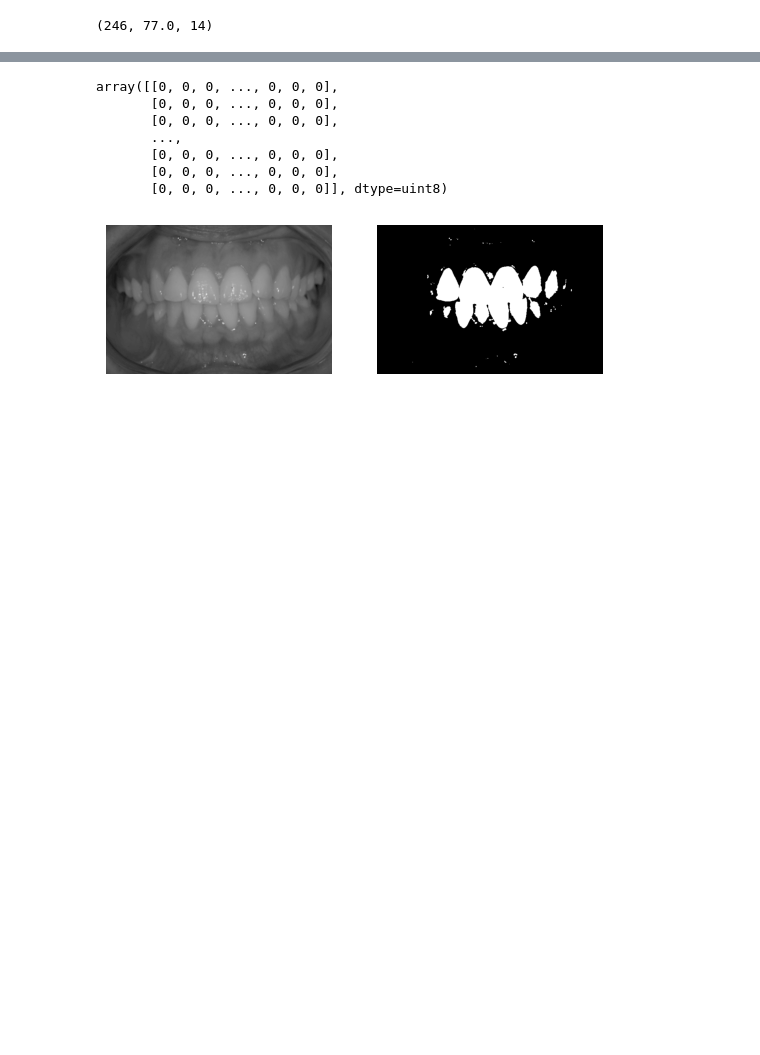
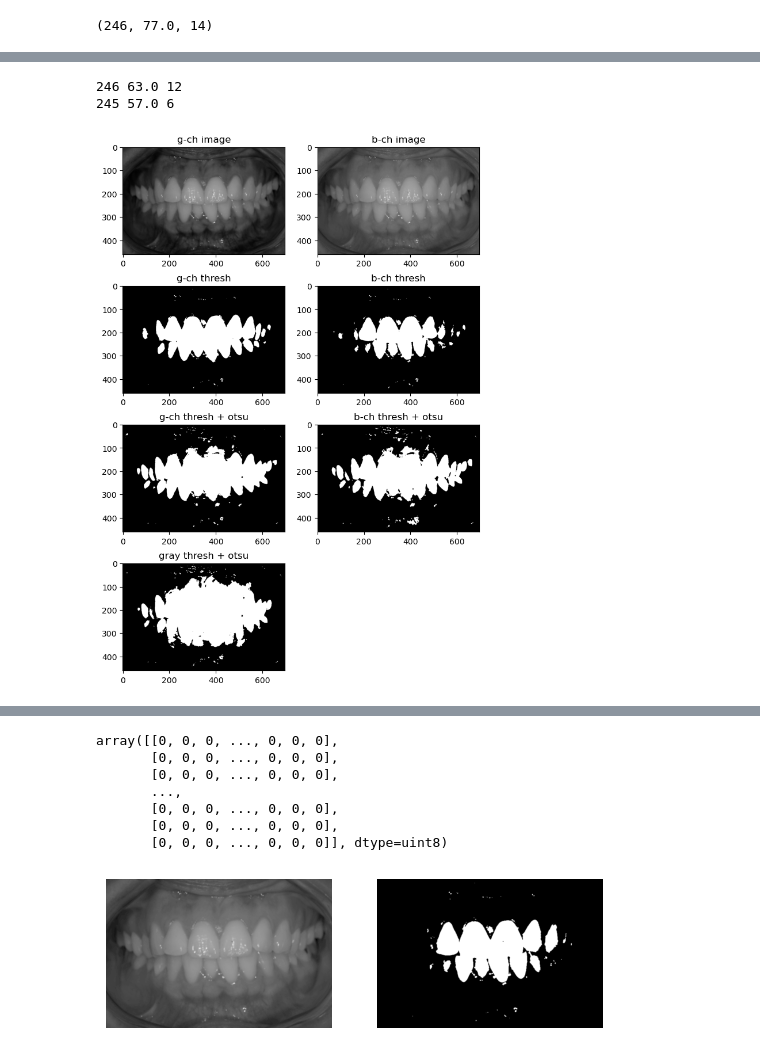
Before and after one commit to K-hyewon/ImageProcessing, a Jupyter notebook: study/image_registeration/perspective_transformation.ipynb, the cells around one changed output, grey strips where cells are left out. Drawn from its saved outputs; the diff is of its cells as text; code cells hidden in the pictures; blank space fills up the shorter version.

```diff
--- a/study/image_registeration/perspective_transformation.ipynb
+++ b/study/image_registeration/perspective_transformation.ipynb
@@ -16,0 +30,73 @@ thresh, thresh_img = cv2.threshold(b_img, 90, 256, type=cv2.THRESH_BINARY)
+# %%
+## RGB 채널 분리
+
+## 치아만 분리해내기 위함
+## RGB 중 하나의 channel만 thresholding 적용
+## 잇몸색깔을 주로 이루는 Red channel만 분리하는건 제외했음
+
+## 결론 => Green channel만 분리하는 것은 사용할 가치가 있음
+
+b_img = cv2.imread('/home/tkd_010/ImageProcessing/study/image_registeration/before.png')
+b,g,r = cv2.split(b_img)
+
+# green channel img
+g_img = g
+# blue channel img
+b_img = b
+
+# g_img thresholding
+_, thresh_g = cv2.threshold(g_img, 100, 255, type=cv2.THRESH_BINARY)
+print(g_img.max(), np.median(g_img), g_img.min())
+
+#b_img thresholding
+_, thresh_b = cv2.threshold(b_img, 100, 255, type=cv2.THRESH_BINARY)
+print(b_img.max(), np.median(b_img), b_img.min())
+
+# g_img thresholding + otsu
+t_g, thresh_g_otsu = cv2.threshold(g_img, -1, 255, type=cv2.THRESH_BINARY | cv2.THRESH_OTSU)
+
+#b_img thresholding + otsu
+t_b, thresh_b_otsu = cv2.threshold(b_img, -1, 255, type=cv2.THRESH_BINARY | cv2.THRESH_OTSU)
+
+# RGB -> gary thresholding + otsu
+b_img = cv2.imread('/home/tkd_010/ImageProcessing/study/image_registeration/before.png', 0)
+t, thresh_otsu = cv2.threshold(b_img, -1, 255, type=cv2.THRESH_BINARY | cv2.THRESH_OTSU)
+
+
+j = 4
+i = 2
+
+plt.figure(figsize=(8,12))
+plt.subplot(j,i,1)
+plt.imshow(g_img, cmap='gray')
+plt.title("g-ch image")
+
+plt.subplot(j,i,2)
+plt.imshow(b_img, cmap='gray')
+plt.title("b-ch image")
+
+plt.subplot(j,i,3)
+plt.imshow(thresh_g, cmap='gray')
+plt.title("g-ch thresh")
+
+plt.subplot(j,i,4)
+plt.imshow(thresh_b, cmap='gray')
+plt.title("b-ch thresh")
+
+plt.subplot(j,i,5)
+plt.imshow(thresh_g_otsu, cmap='gray')
+plt.title("g-ch thresh + otsu")
+
+plt.subplot(j,i,6)
+plt.imshow(thresh_b_otsu, cmap='gray')
+plt.title("b-ch thresh + otsu")
+
+plt.subplot(j,i,7)
+plt.imshow(thresh_otsu, cmap='gray')
+plt.title("gray thresh + otsu")
+
+plt.show()
+# %% [output]
+246 63.0 12
+245 57.0 6
+[figure, added]
```
Also changed, not shown: parts of 3 cells of this notebook, 1 other file.
